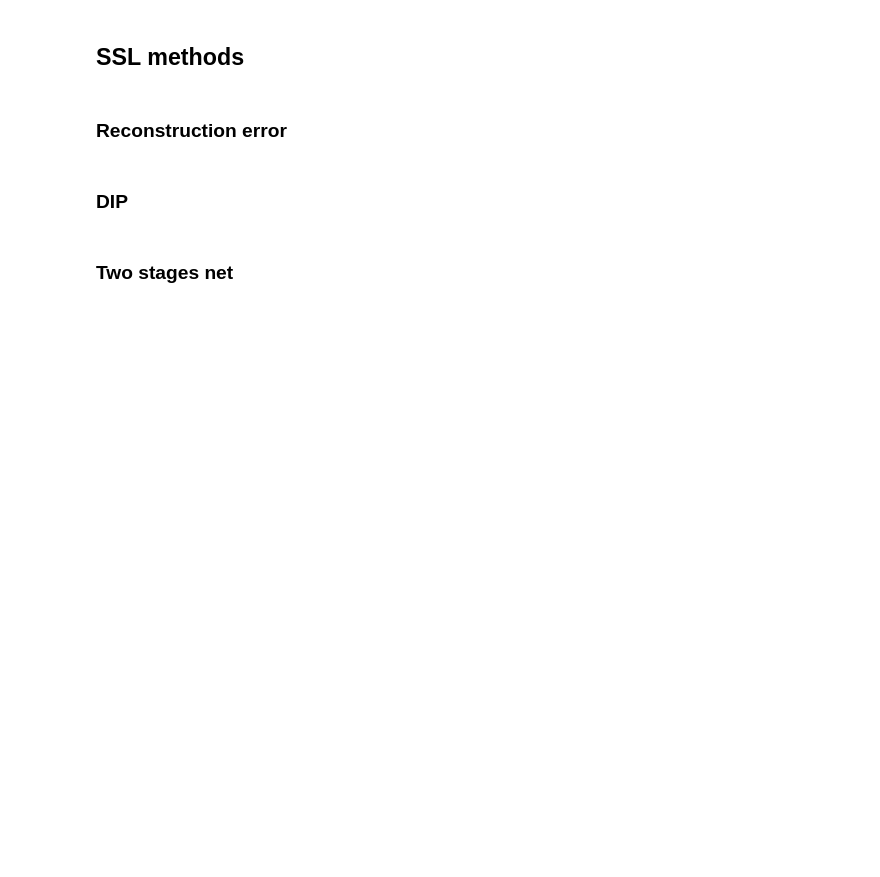
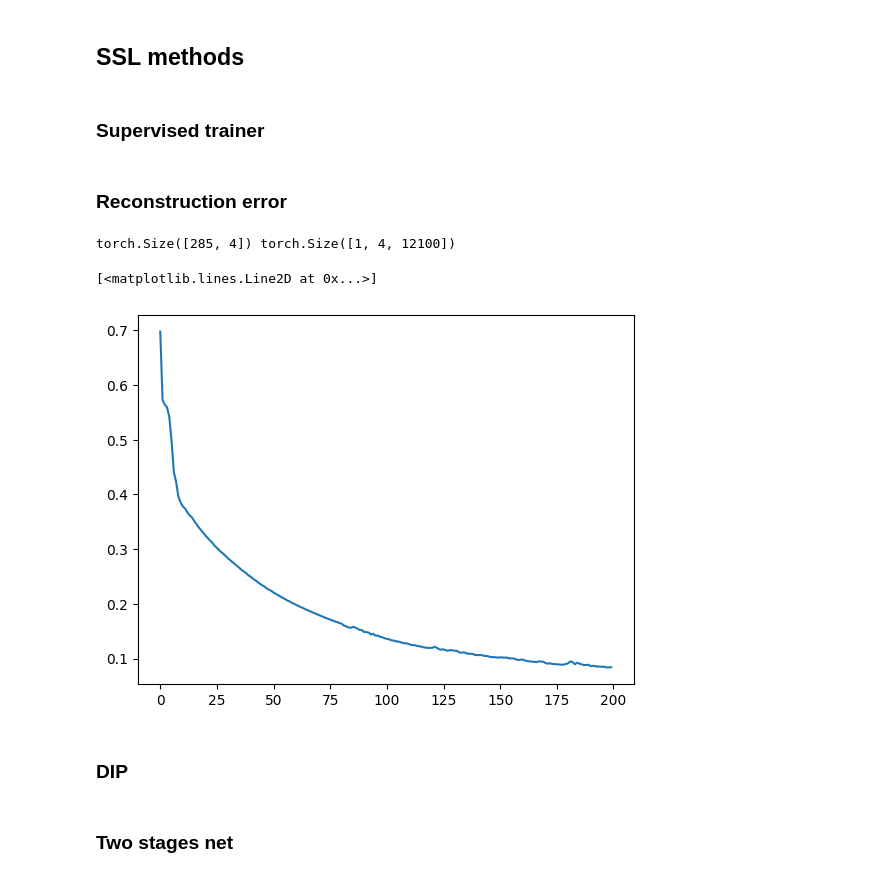
Before and after one commit to edabier/SS-HSU_benchmark, a Jupyter notebook: global_test.ipynb, the cells around one changed output. Drawn from its saved outputs; the diff is of its cells as text; code cells hidden in the pictures; blank space fills up the shorter version.

```diff
--- a/global_test.ipynb
+++ b/global_test.ipynb
@@ -100,6 +125,8 @@ RALMU:  2.27417 M
 # %% [markdown]
 ## SSL methods
 # %%
-model = nalmu
+model = mlpae
 epochs = 200
 lr = 1e-2
+# %% [markdown]
+### Supervised trainer
@@ -107,12 +138,16 @@ lr = 1e-2
 ### Reconstruction error
 # %%
 # re_trainer = ssl.ReconstructionError(model, patch_size=patch_size, epochs=epochs, lr=lr)
-re_trainer = ssl.ReconstructionError(model, has_decoder=False, epochs=epochs, lr=lr)
-# re_trainer = ssl.ReconstructionError(model, epochs=epochs, lr=lr)
-# e_hat_re, a_hat_re, train_losses_re = re_trainer.train(full_loader)
-# # print(e_hat_re.shape, a_hat_re.shape)
+# re_trainer = ssl.ReconstructionError(model, has_decoder=False, epochs=epochs, lr=lr)
+re_trainer = ssl.ReconstructionError(model, epochs=epochs, lr=lr)
+e_hat_re, a_hat_re, train_losses_re = re_trainer.train(full_loader, dev=dev)
+print(e_hat_re.shape, a_hat_re.shape)
 
-# plt.plot(train_losses_re)
+plt.plot(train_losses_re)
+# %% [output]
+torch.Size([285, 4]) torch.Size([1, 4, 12100])
+[<matplotlib.lines.Line2D at 0x...>]
+[figure, added]
 # %% [markdown]
 ### DIP
 # %%
```
Also changed, not shown: parts of 5 cells of this notebook, 6 other files.
